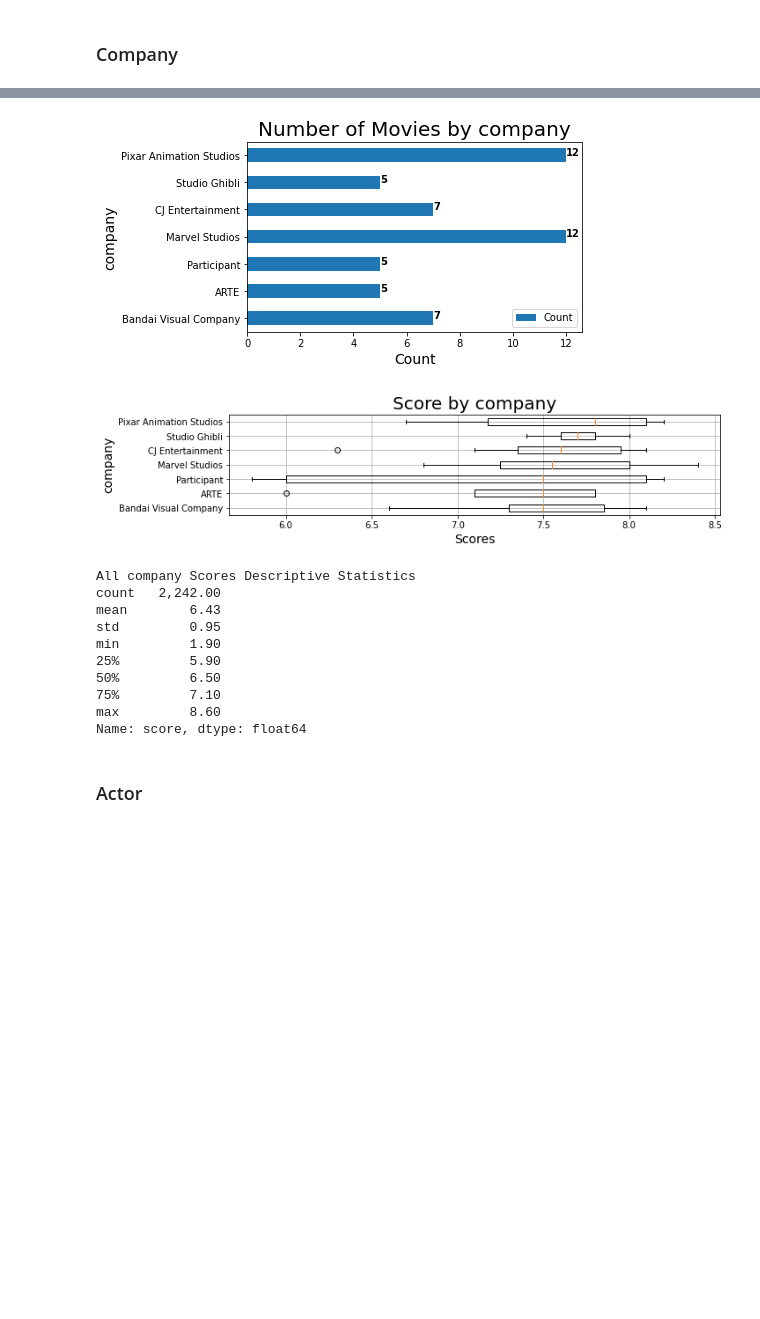
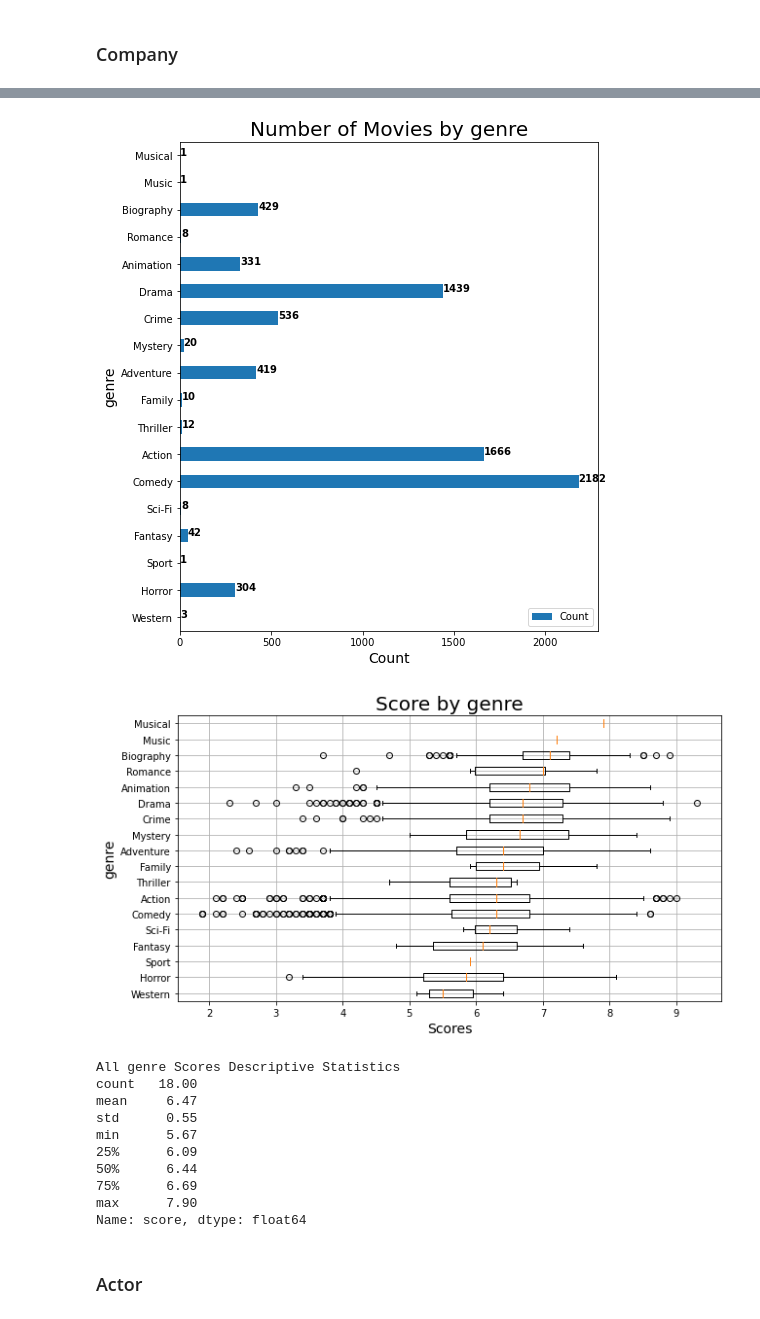
Before and after one commit to AleksKostrycka/Movie_Review_Project, a Jupyter notebook: Statistical_Analysis_Advanced.ipynb, the cells around one changed output, grey strips where cells are left out. Saved outputs shown, nothing was run; the diff lists cells and outputs as text; code cells hidden in the pictures; blank space fills up the shorter version.

```diff
--- a/Statistical_Analysis_Advanced.ipynb
+++ b/Statistical_Analysis_Advanced.ipynb
@@ -319,18 +323,18 @@ company_df = reduce_median_df(company_df, 'company', .975, 1)
-# %%
-cat_median(company_df2, 'company')
-# %% [output]
-[figure, removed]
-[figure, removed]
-All company Scores Descriptive Statistics
-count   2,242.00
-mean        6.43
-std         0.95
-min         1.90
-25%         5.90
-50%         6.50
-75%         7.10
-max         8.60
-Name: score, dtype: float64
+# %%
+cat_median(genre_df2, 'genre')
+# %% [output]
+[figure, added]
+[figure, added]
+All genre Scores Descriptive Statistics
+count   18.00
+mean     6.47
+std      0.55
+min      5.67
+25%      6.09
+50%      6.44
+75%      6.69
+max      7.90
+Name: score, dtype: float64
 # %% [markdown]
 ### Actor
 # %%
```
Also changed, not shown: parts of 5 cells of this notebook, 1 other file.
